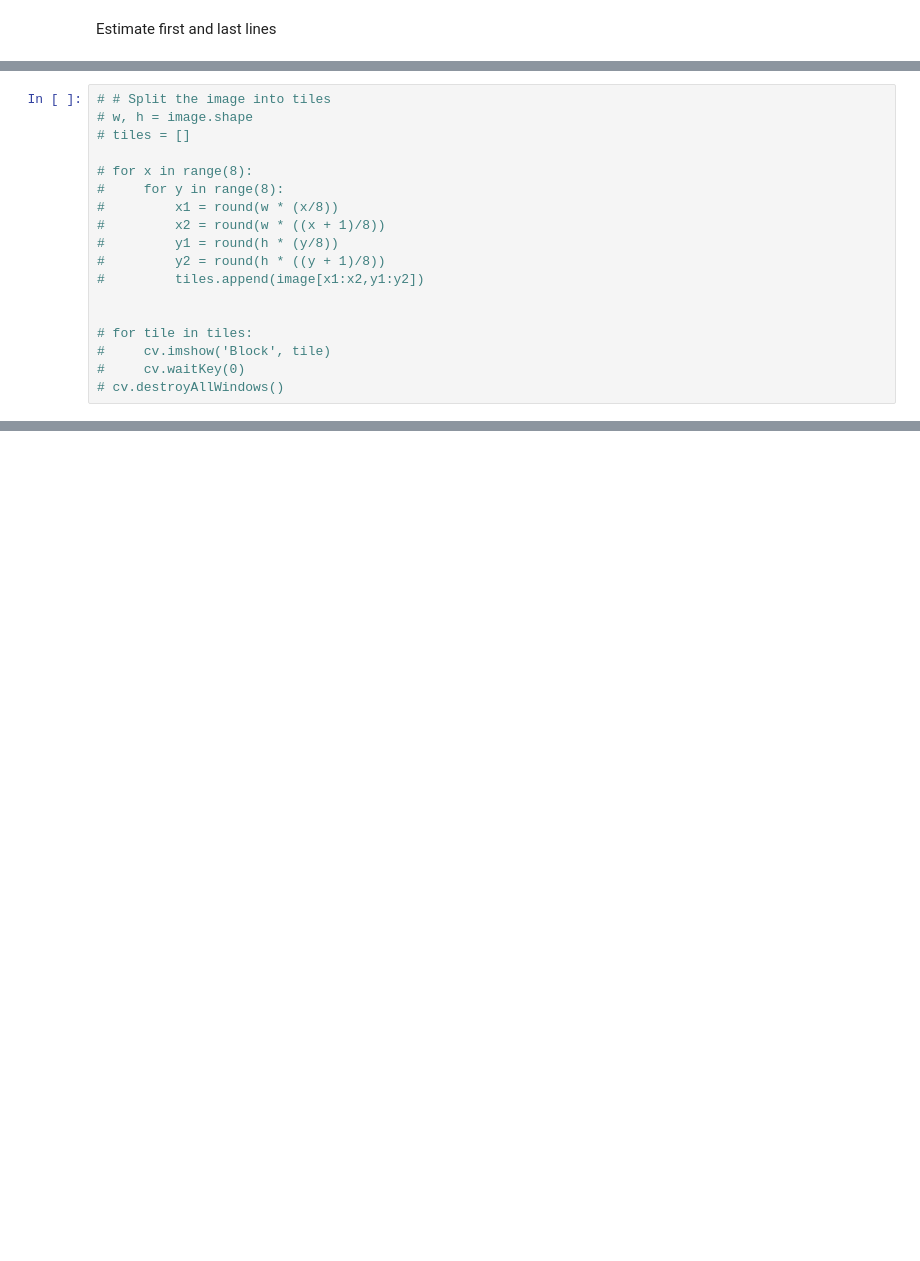
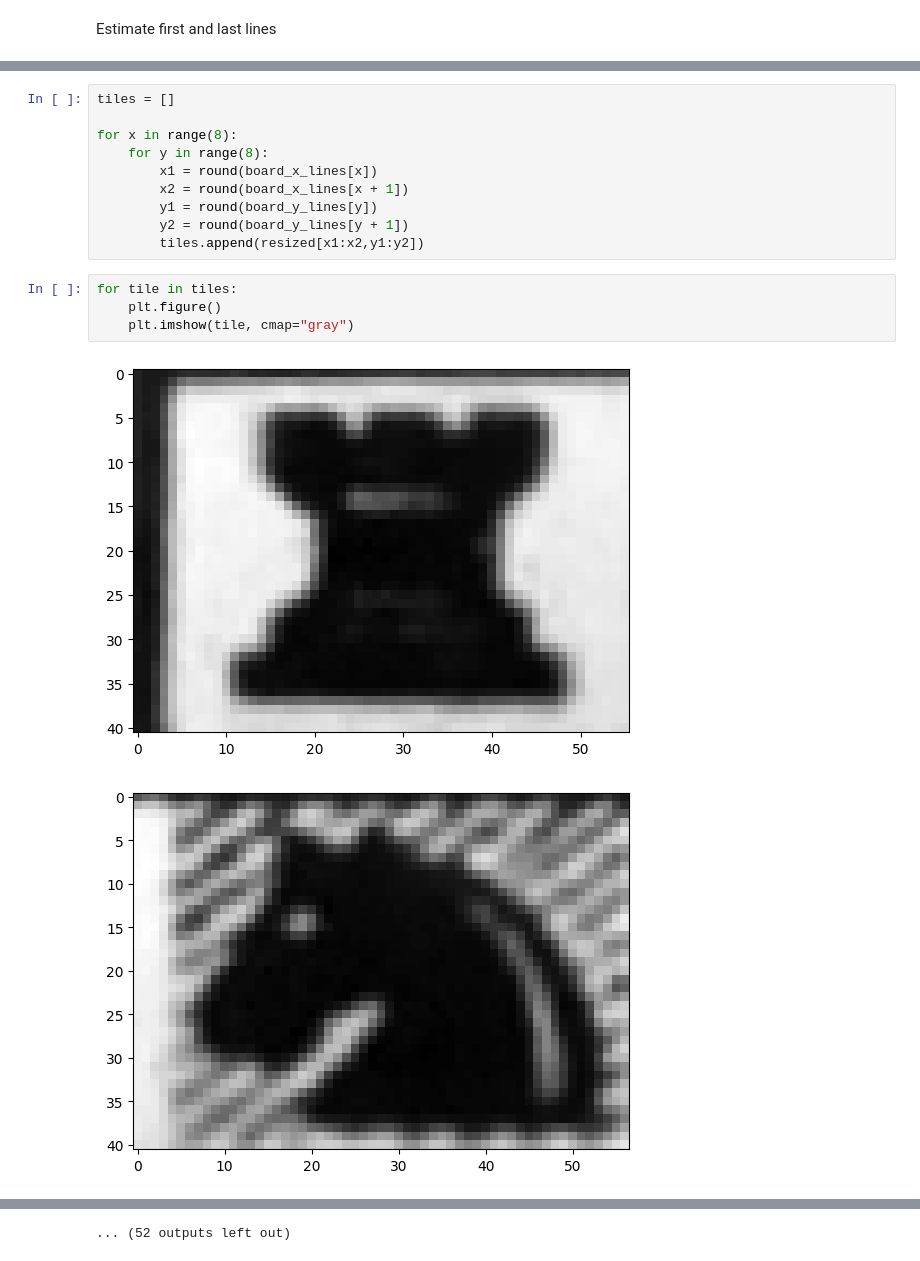
Before and after one commit to Boom123bam/chessboard-reader, a Jupyter notebook: main.ipynb, the cells around one changed output, grey strips where cells are left out. Cells and saved outputs as stored; diff of their text form; blank space fills up the shorter version.

Commit message:
Split pieces

```diff
--- a/main.ipynb
+++ b/main.ipynb
@@ -273,18 +277,17 @@ for hy in board_y_lines:
 # %%
-# # Split the image into tiles
-# w, h = image.shape
-# tiles = []
+tiles = []
 
-# for x in range(8):
-#     for y in range(8):
-#         x1 = round(w * (x/8))
-#         x2 = round(w * ((x + 1)/8))
-#         y1 = round(h * (y/8))
-#         y2 = round(h * ((y + 1)/8))
-#         tiles.append(image[x1:x2,y1:y2])
-
-
-# for tile in tiles:
-#     cv.imshow('Block', tile)
-#     cv.waitKey(0)
-# cv.destroyAllWindows()
+for x in range(8):
+    for y in range(8):
+        x1 = round(board_x_lines[x])
+        x2 = round(board_x_lines[x + 1])
+        y1 = round(board_y_lines[y])
+        y2 = round(board_y_lines[y + 1])
+        tiles.append(resized[x1:x2,y1:y2])
+# %%
+for tile in tiles:
+    plt.figure()
+    plt.imshow(tile, cmap="gray")
+# %% [output]
+[figure, added]
+[figure, added]
@@ -290,0 +304 @@ for hy in board_y_lines:
+... (52 outputs left out)
```
Also changed, not shown: parts of 11 cells of this notebook.
